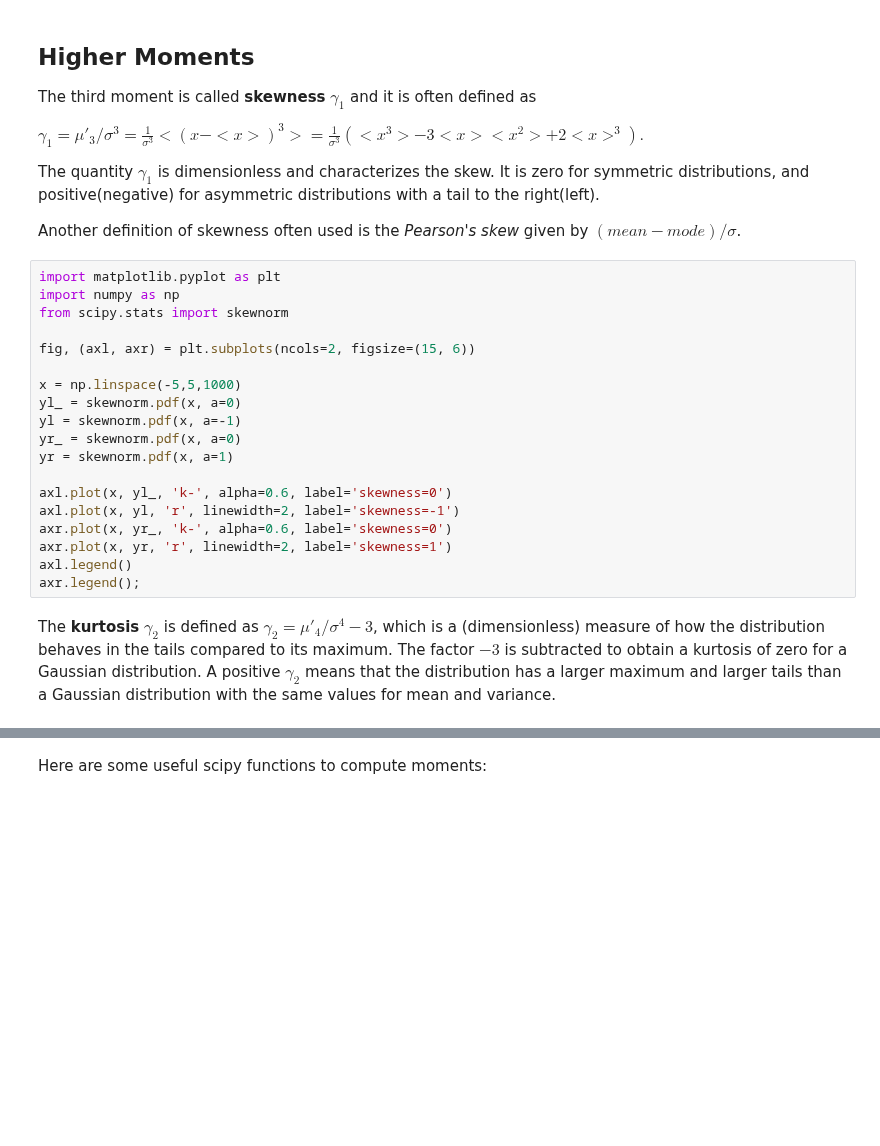
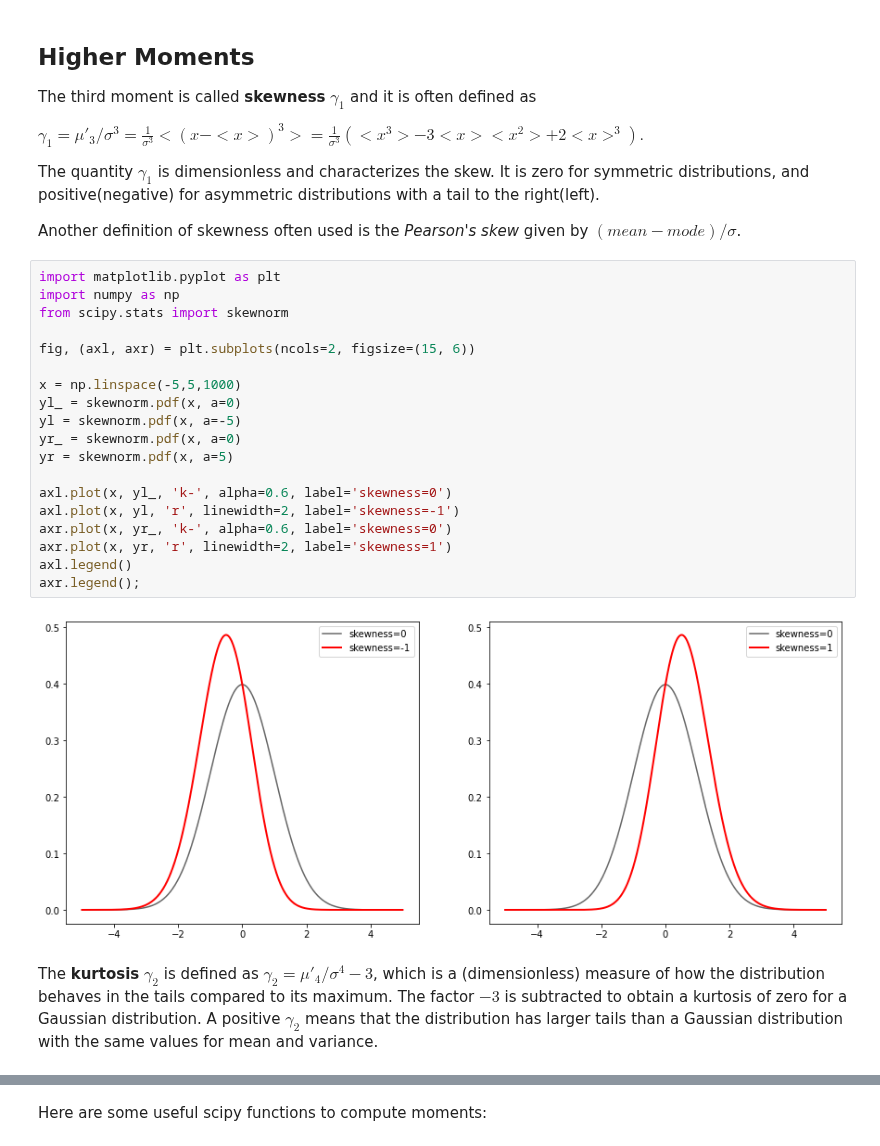
Before and after one commit to mdonega/hep-datanalysis-jb, a Jupyter notebook: book/probability.ipynb, the cells around one changed output, grey strips where cells are left out. Drawn from its saved outputs; the diff is of its cells as text; blank space fills up the shorter version.

```diff
--- a/book/probability.ipynb
+++ b/book/probability.ipynb
@@ -810,29 +917,31 @@ by $(mean-mode)/\sigma$.
 # %%
 import matplotlib.pyplot as plt
 import numpy as np
 from scipy.stats import skewnorm
 
 fig, (axl, axr) = plt.subplots(ncols=2, figsize=(15, 6))
 
 x = np.linspace(-5,5,1000)
 yl_ = skewnorm.pdf(x, a=0)
-yl = skewnorm.pdf(x, a=-1)
+yl = skewnorm.pdf(x, a=-5)
 yr_ = skewnorm.pdf(x, a=0)
-yr = skewnorm.pdf(x, a=1)
+yr = skewnorm.pdf(x, a=5)
 
 axl.plot(x, yl_, 'k-', alpha=0.6, label='skewness=0')
 axl.plot(x, yl, 'r', linewidth=2, label='skewness=-1')
 axr.plot(x, yr_, 'k-', alpha=0.6, label='skewness=0')
 axr.plot(x, yr, 'r', linewidth=2, label='skewness=1')
 axl.legend()
 axr.legend();
+# %% [output]
+[figure, added]
 # %% [markdown]
 The **kurtosis** $\gamma_2$ is defined as
 $\gamma_{2}=\mu'_4/\sigma^4-3$, which is a (dimensionless) measure of
 how the distribution behaves in the tails compared to its maximum. The
 factor $-3$ is subtracted to obtain a kurtosis of zero for a Gaussian
-distribution. A positive $\gamma_{2}$ means that the distribution has a
-larger maximum and larger tails than a Gaussian distribution with the
+distribution. A positive $\gamma_{2}$ means that the distribution has
+larger tails than a Gaussian distribution with the
 same values for mean and variance.
 # %%
 from scipy.stats import norm, kurtosis
```
Also changed, not shown: parts of 36 cells of this notebook, 6 other files.
